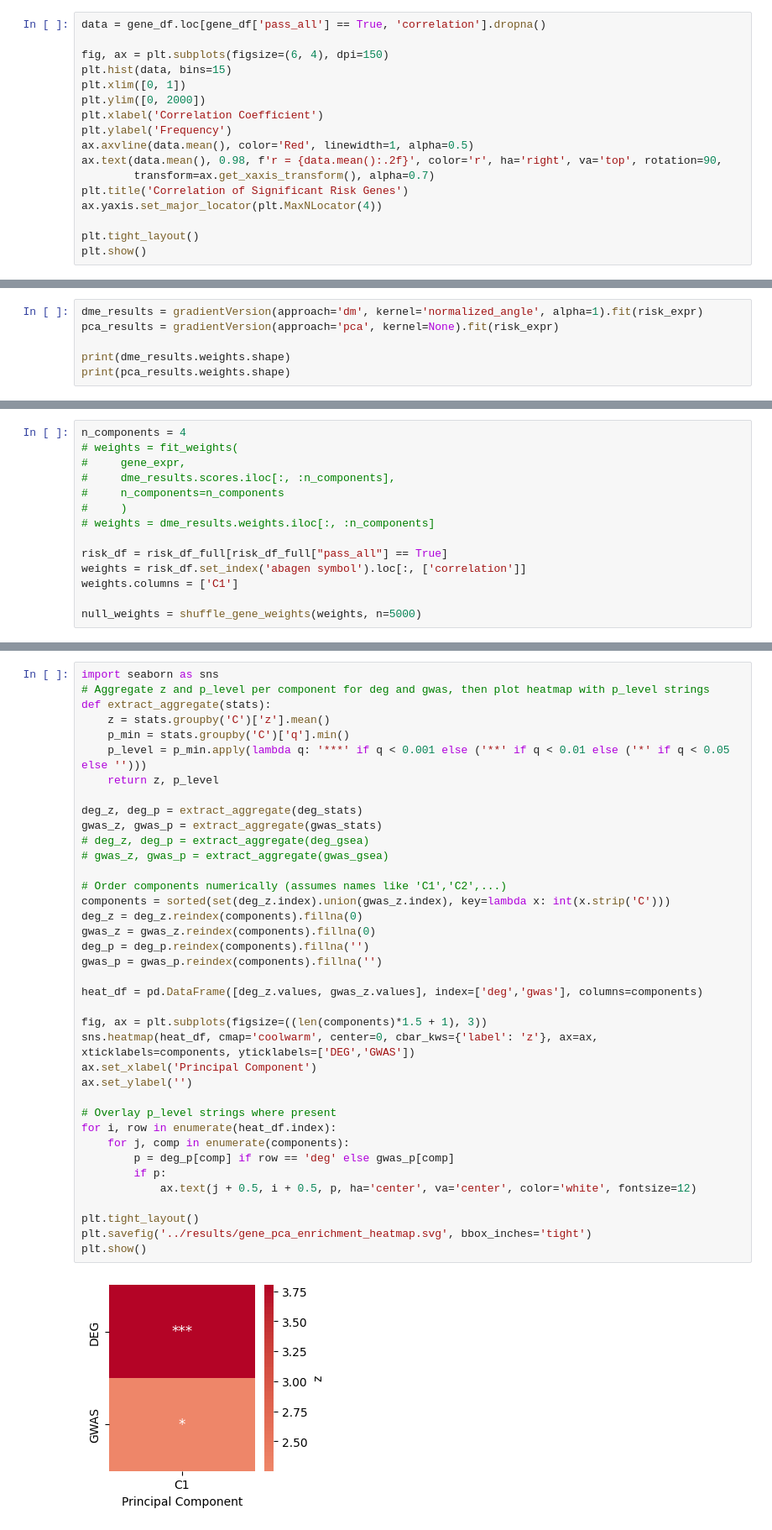
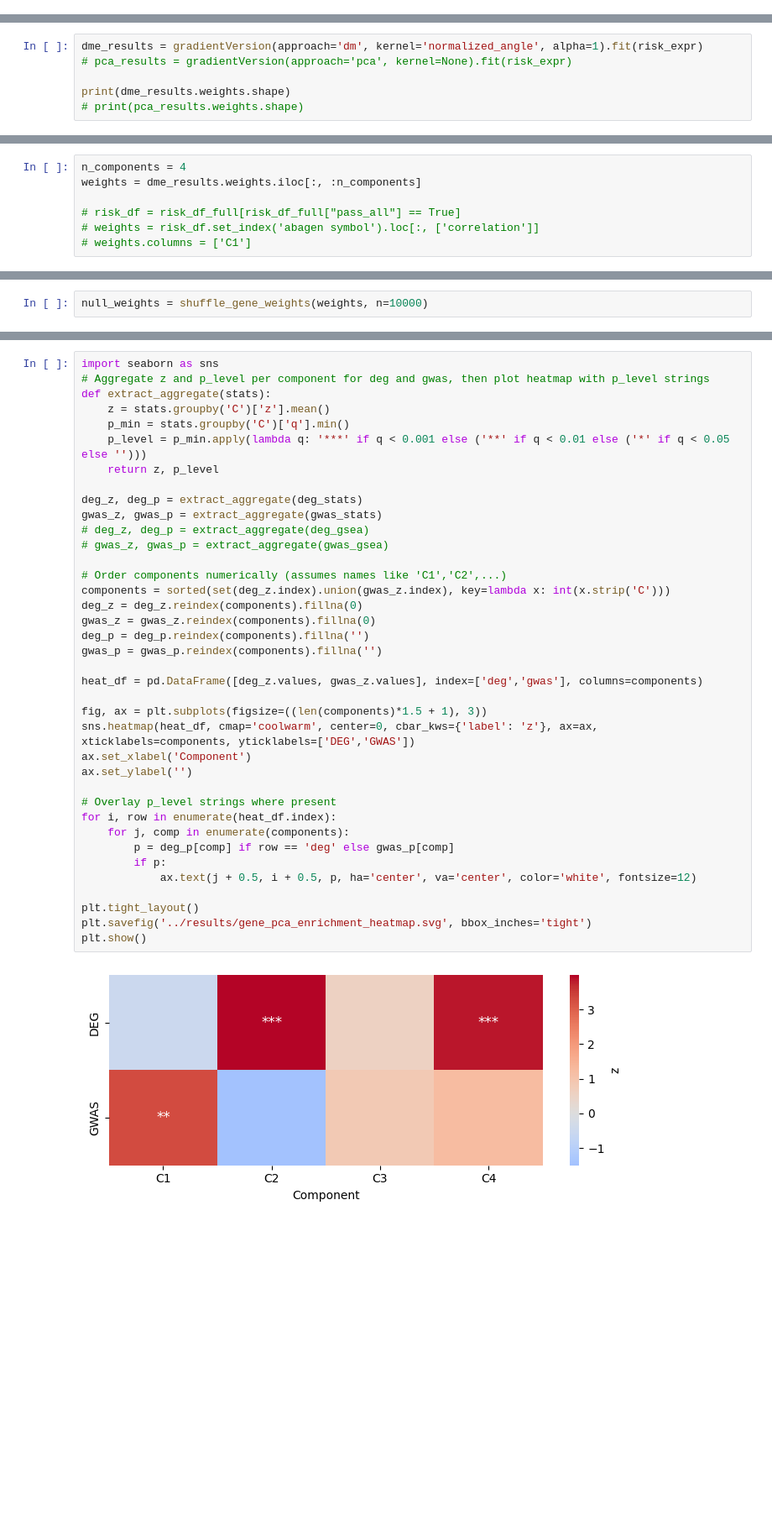
Before and after one commit to ga-cha/SIR_utils, a Jupyter notebook: enrichment/scripts/enrichment_pca.ipynb, the cells around one changed output, grey strips where cells are left out. Shown at 84% size. Saved outputs shown, nothing was run; the diff lists cells and outputs as text; blank space fills up the shorter version.

```diff
--- a/enrichment/scripts/enrichment_pca.ipynb
+++ b/enrichment/scripts/enrichment_pca.ipynb
@@ -34,20 +31,3 @@ risk_expr = gene_expr.loc[:, symbols]
 
 # display(gene_expr.head())
 # display(risk_df.head())
-# %%
-data = gene_df.loc[gene_df['pass_all'] == True, 'correlation'].dropna()
-
-fig, ax = plt.subplots(figsize=(6, 4), dpi=150)
-plt.hist(data, bins=15)
-plt.xlim([0, 1])
-plt.ylim([0, 2000])
-plt.xlabel('Correlation Coefficient')
-plt.ylabel('Frequency')
-ax.axvline(data.mean(), color='Red', linewidth=1, alpha=0.5)
-ax.text(data.mean(), 0.98, f'r = {data.mean():.2f}', color='r', ha='right', va='top', rotation=90,
-        transform=ax.get_xaxis_transform(), alpha=0.7)
-plt.title('Correlation of Significant Risk Genes')
-ax.yaxis.set_major_locator(plt.MaxNLocator(4))
-
-plt.tight_layout()
-plt.show()
@@ -56,7 +34,7 @@ plt.show()
 # %%
 dme_results = gradientVersion(approach='dm', kernel='normalized_angle', alpha=1).fit(risk_expr)
-pca_results = gradientVersion(approach='pca', kernel=None).fit(risk_expr)
+# pca_results = gradientVersion(approach='pca', kernel=None).fit(risk_expr)
 
 print(dme_results.weights.shape)
-print(pca_results.weights.shape)
+# print(pca_results.weights.shape)
 # %% [output]
@@ -90,14 +68,7 @@ plt.show()
 # %%
 n_components = 4
-# weights = fit_weights(
-#     gene_expr,
-#     dme_results.scores.iloc[:, :n_components],
-#     n_components=n_components
-#     )
-# weights = dme_results.weights.iloc[:, :n_components]
+weights = dme_results.weights.iloc[:, :n_components]
 
-risk_df = risk_df_full[risk_df_full["pass_all"] == True]
-weights = risk_df.set_index('abagen symbol').loc[:, ['correlation']]
-weights.columns = ['C1']
-
-null_weights = shuffle_gene_weights(weights, n=5000)
+# risk_df = risk_df_full[risk_df_full["pass_all"] == True]
+# weights = risk_df.set_index('abagen symbol').loc[:, ['correlation']]
+# weights.columns = ['C1']
@@ -118,3 +197,5 @@ FileNotFoundError: [Errno 2] No such file or directory: '../results/string_data/
+# %%
+null_weights = shuffle_gene_weights(weights, n=10000)
 # %%
 degs = get_deg_consensus()
 deg_stats = compute_null_p(*compute_enrichments(weights, null_weights, degs))
@@ -138,35 +220,35 @@ def extract_aggregate(stats):
 
 deg_z, deg_p = extract_aggregate(deg_stats)
 gwas_z, gwas_p = extract_aggregate(gwas_stats)
 # deg_z, deg_p = extract_aggregate(deg_gsea)
 # gwas_z, gwas_p = extract_aggregate(gwas_gsea)
 
 # Order components numerically (assumes names like 'C1','C2',...)
 components = sorted(set(deg_z.index).union(gwas_z.index), key=lambda x: int(x.strip('C')))
 deg_z = deg_z.reindex(components).fillna(0)
 gwas_z = gwas_z.reindex(components).fillna(0)
 deg_p = deg_p.reindex(components).fillna('')
 gwas_p = gwas_p.reindex(components).fillna('')
 
 heat_df = pd.DataFrame([deg_z.values, gwas_z.values], index=['deg','gwas'], columns=components)
 
 fig, ax = plt.subplots(figsize=((len(components)*1.5 + 1), 3))
 sns.heatmap(heat_df, cmap='coolwarm', center=0, cbar_kws={'label': 'z'}, ax=ax, xticklabels=components, yticklabels=['DEG','GWAS'])
-ax.set_xlabel('Principal Component')
+ax.set_xlabel('Component')
 ax.set_ylabel('')
 
 # Overlay p_level strings where present
 for i, row in enumerate(heat_df.index):
     for j, comp in enumerate(components):
         p = deg_p[comp] if row == 'deg' else gwas_p[comp]
         if p:
             ax.text(j + 0.5, i + 0.5, p, ha='center', va='center', color='white', fontsize=12)
 
 plt.tight_layout()
 plt.savefig('../results/gene_pca_enrichment_heatmap.svg', bbox_inches='tight')
 plt.show()
 # %% [output]
-[figure, old version]
+[figure, new version]
 # %%
 # Compute variance explained per DME component using provided regress/get_var_explained pattern
 # This defines regress_out_components and a generalized get_var_explained, then uses them on dme_results
```
Also changed, not shown: parts of 11 cells of this notebook, 50 other files.
